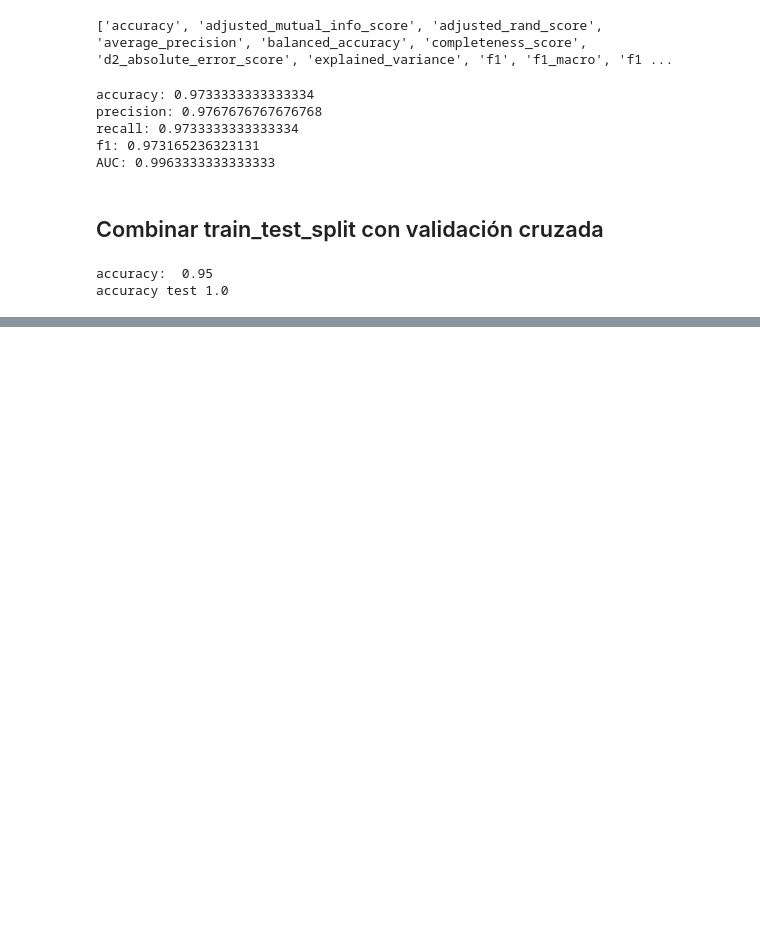
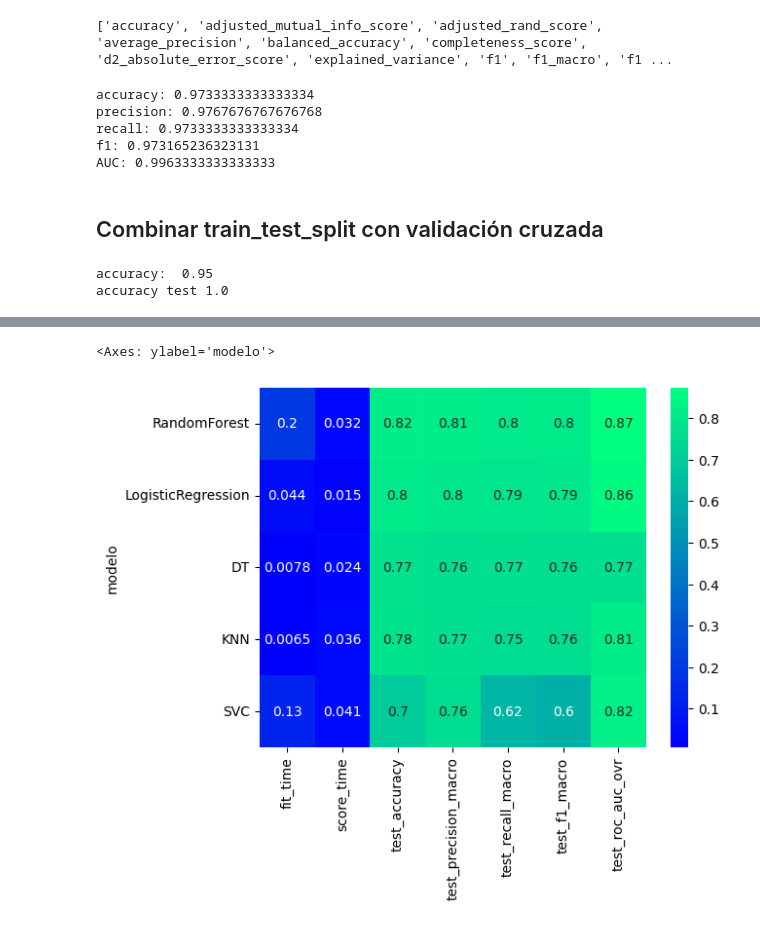
Before and after one commit to ceciorosco/Cecilia-Repositorio, a Jupyter notebook: Modulo 5/validacion.ipynb, the cells around one changed output, grey strips where cells are left out. Saved outputs shown, nothing was run; the diff lists cells and outputs as text; code cells hidden in the pictures; blank space fills up the shorter version.

```diff
--- a/Modulo 5/validacion.ipynb
+++ b/Modulo 5/validacion.ipynb
@@ -178,0 +185,26 @@ accuracy test 1.0
+# %%
+#Clasificación binaria
+
+df = pd.read_csv('titanic_preprocesamiento.csv')
+X = df.drop(columns=['Survived'])
+y = df['Survived']
+
+models = {
+    'LogisticRegression': LogisticRegression(max_iter=500),
+    'KNN': KNeighborsClassifier(),
+    'DT': DecisionTreeClassifier(),
+    'SVC': SVC(probability=True),
+    'RandomForest': RandomForestClassifier()
+}
+
+
+df_list = []
+for name, model in models.items():
+
+    results = cross_validate(model, X, y, cv=5, scoring=['accuracy', 'precision_macro', 'recall_macro', 'f1_macro', 'roc_auc_ovr'])
+    df_model = pd.DataFrame(results)
+    df_model['modelo'] = name
+    df_list.append(df_model)
+
+df_resultados = pd.concat(df_list, ignore_index=True)
+df_resultados
@@ -178,0 +229,7 @@ accuracy test 1.0
+# %%
+df_pivot = df_resultados.groupby('modelo').mean().sort_values('test_f1_macro', ascending=False)
+# %%
+sns.heatmap(df_pivot, annot=True, cmap='winter')
+# %% [output]
+<Axes: ylabel='modelo'>
+[figure, added]
```
Also changed, not shown: parts of 12 cells of this notebook.
